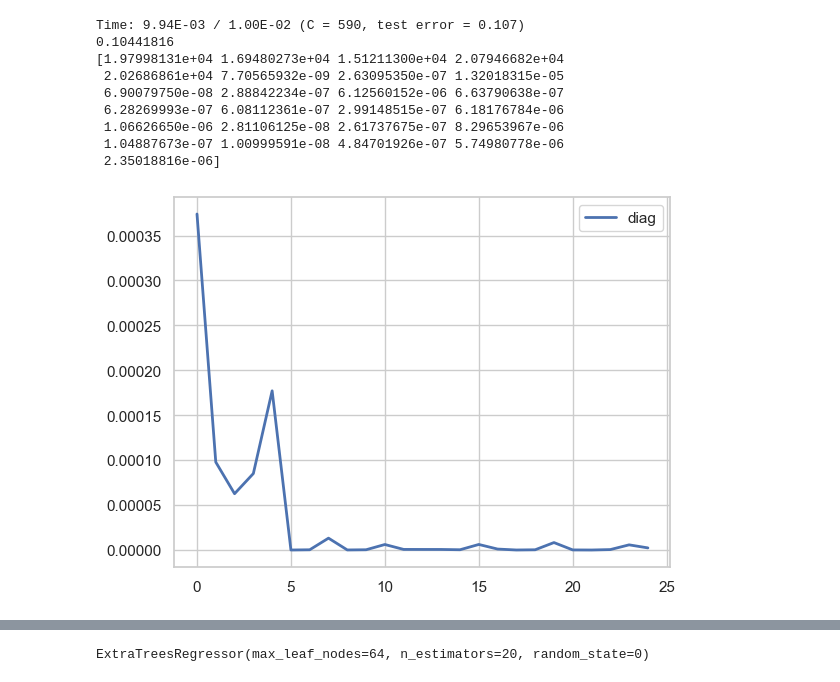
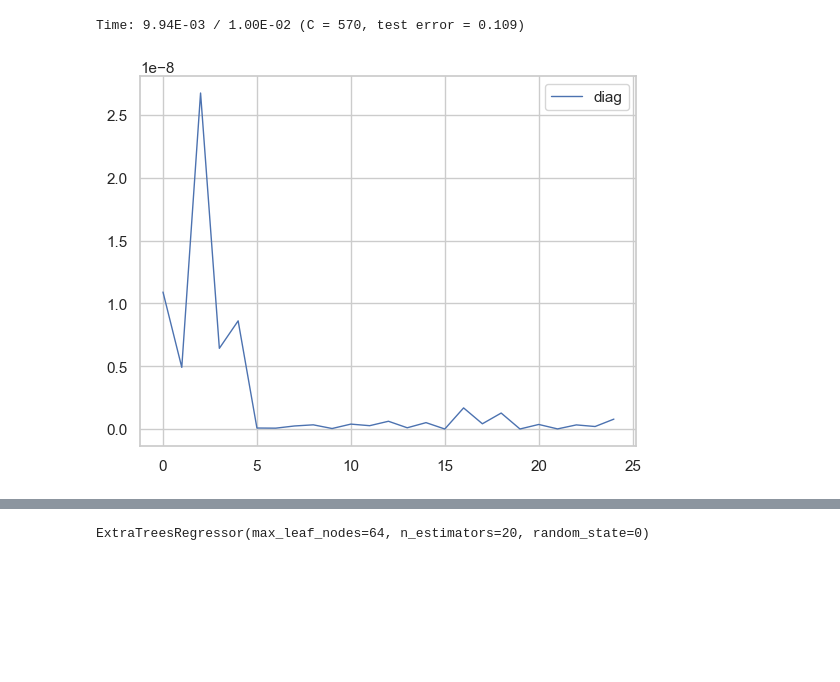
Before and after one commit to Xieyangxinyu/vie, a Jupyter notebook: tree.ipynb, the cells around one changed output, grey strips where cells are left out. Drawn from its saved outputs; the diff is of its cells as text; code cells hidden in the pictures; blank space fills up the shorter version.

Commit message:
grads-cuts

```diff
--- a/tree.ipynb
+++ b/tree.ipynb
@@ -191,54 +188,42 @@ def evaluate_all_lifetimes(X, y, X_test, y_test, M, lifetime_max, delta,
     # this function returns a dictionary with all values of interest stored in it
     return grads, y_hat_test, feature_indices
-# %%
-def simulate_y(x):
-    y = x[:, 0]**3 + x[:, 1]**3 + x[:, 2]**3 + x[:, 3]**3 + x[:, 4]**3
-    return y
+# %%
+def simulate_y(x):
+    y = x[:, 0]**5 + x[:, 1]**4 + x[:, 2]**3 + x[:, 3]**2 + x[:, 4]**6
+    return y
+
+import matplotlib.pyplot as plt
+def draw(dim_in, psi_est, labels = None):
+    x = np.linspace(0, dim_in-1, dim_in)
+    fig, ax = plt.subplots()
+
+    ax.plot(x, psi_est, linewidth=1.0, label = "diag")
+    if labels is not None:
+        plt.xticks(x, labels)
+    plt.legend()
+    plt.show()
 # %%
-import matplotlib.pyplot as plt
-def draw(dim_in, psi_est):
-    x = np.linspace(0, dim_in-1, dim_in)
-
-    fig, ax = plt.subplots()
-
-    ax.plot(x, psi_est, linewidth=2.0, label = "diag")
-
-    plt.legend()
-    plt.show()
-
 dim_in = 25
 x = np.random.rand(100,dim_in)*2 - 1
 x_test = np.random.rand(100,dim_in)*2 - 1
 y = simulate_y(x)
 y_test = simulate_y(x_test)
 
-
-x[:, :5] = x[:, :5]*10
-x_test[:, :5] = x_test[:, :5]*10
+###############################
+x[:, :5] = x[:, :5] * 10
+x_test[:, :5] = x_test[:, :5] * 10
+###############################
 
 M = 100                      # number of Mondrian trees to use
 lifetime_max = 0.01          # terminal lifetime
 delta = 0.01
 
-grads, y_hat_test, feature_indices = evaluate_all_lifetimes(x, y, x_test, y_test, M, lifetime_max, delta)
-
-grads_true = 3*(x_test**2)
-grads_true[:, 5:] = 0
-
-print(np.mean((grads_true - grads)**2, axis = 0))
+grads, y_hat_test, feature_indices = evaluate_all_lifetimes(x, y, x_test, y_test, M, lifetime_max, delta, 0.001)
 
 draw(dim_in, np.mean(grads**2, axis = 0))
 # %% [output]
-Time: 9.94E-03 / 1.00E-02 (C = 590, test error = 0.107)
-0.10441816
-[1.97998131e+04 1.69480273e+04 1.51211300e+04 2.07946682e+04
- 2.02686861e+04 7.70565932e-09 2.63095350e-07 1.32018315e-05
- 6.90079750e-08 2.88842234e-07 6.12560152e-06 6.63790638e-07
- 6.28269993e-07 6.08112361e-07 2.99148515e-07 6.18176784e-06
- 1.06626650e-06 2.81106125e-08 2.61737675e-07 8.29653967e-06
- 1.04887673e-07 1.00999591e-08 4.84701926e-07 5.74980778e-06
- 2.35018816e-06]
+Time: 9.94E-03 / 1.00E-02 (C = 570, test error = 0.109)
-[figure, old version]
+[figure, new version]
 # %%
 import seaborn as sns
 sns.set_theme(style="whitegrid")
```
Also changed, not shown: parts of 6 cells of this notebook, 2 other files.
